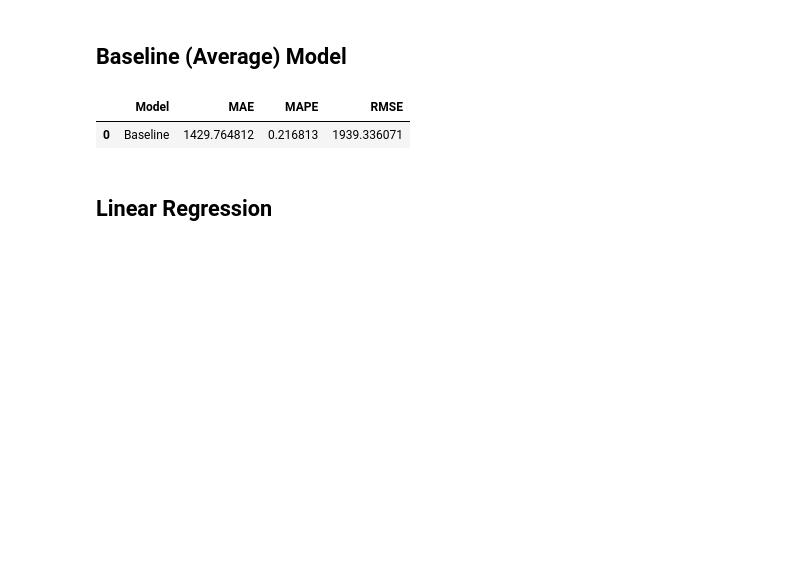
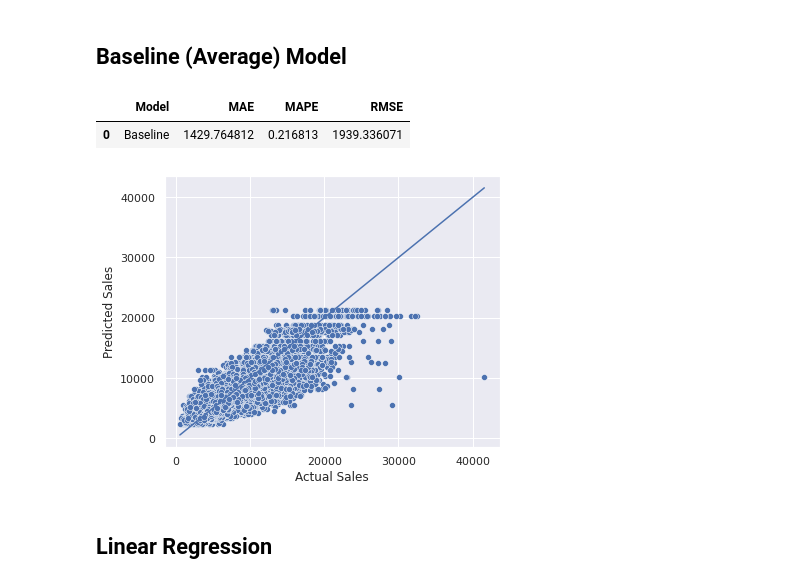
Before and after one commit to brenosakaguti/rossman-sales-prediction, a Jupyter notebook: rossman_models.ipynb, the cells around one changed output. Saved outputs shown, nothing was run; the diff lists cells and outputs as text; code cells hidden in the pictures; blank space fills up the shorter version.

Commit message:
Added graphs and moved data transformation to the new notebook

```diff
--- a/rossman_models.ipynb
+++ b/rossman_models.ipynb
@@ -22,14 +25,18 @@ def calc_error( model_name, y_true, y_pred):
     rmse = mean_squared_error(y_true, y_pred, squared=False)
 
     return pd.DataFrame({"Model": model_name, "MAE": mae, "MAPE": mape, "RMSE": rmse}, index=[0])
+# %%
+def plot_scatter(y_test, y_pred):
+    fig, ax = plt.subplots(figsize=(6,5))
+    min_x, max_x = y_test.min(), y_test.max()
+    sns.scatterplot(x=y_test, y=y_pred)
+    plt.plot([min_x, max_x],[min_x, max_x])
+    ax.set_xlabel("Actual Sales")
+    ax.set_ylabel("Predicted Sales")
+    return None
 # %% [markdown]
 # Data Loading
 # %%
-X_train = pd.read_csv("training_set.csv", low_memory=False, index_col=0)
-X_test = pd.read_csv("validation_set.csv", low_memory=False, index_col=0)
+data = pd.read_csv("filtered_data.cvs", low_memory=False, index_col=0)
 # %%
-y_train = X_train["Sales"]
-y_test = X_test["Sales"]
-
-X_train = X_train.drop(columns=["Sales"])
-X_test = X_test.drop(columns=["Sales"])
+data.head()
@@ -43,13 +105,17 @@ aux1["Sales"] = y_train.copy()
 aux1 = aux1[["Store", "Sales"]].groupby("Store").mean().reset_index()
 
 aux2 = X_test.copy()
-y_pred = pd.merge(aux1, aux2, how="right", on="Store")["Sales"]
+bl_pred = pd.merge(aux1, aux2, how="right", on="Store")["Sales"]
 
-baseline_error = calc_error("Baseline", np.exp(y_test), np.exp(y_pred))
+baseline_error = calc_error("Baseline", np.exp(y_test).values, np.exp(bl_pred))
 baseline_error
 # %% [output]
 |  | Model | MAE | MAPE | RMSE |
 | 0 | Baseline | 1429.764812 | 0.216813 | 1939.336071 |
+# %%
+plot_scatter(np.exp(y_test).values, np.exp(bl_pred))
+# %% [output]
+[figure, added]
 # %% [markdown]
 ## Linear Regression
 # %%
```
Also changed, not shown: parts of 30 cells of this notebook.
